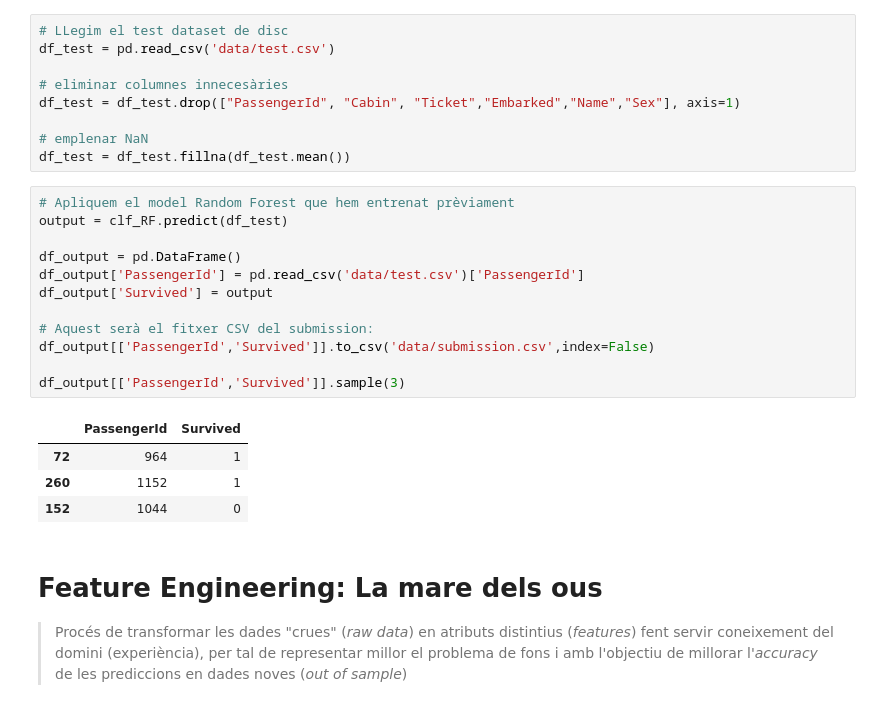
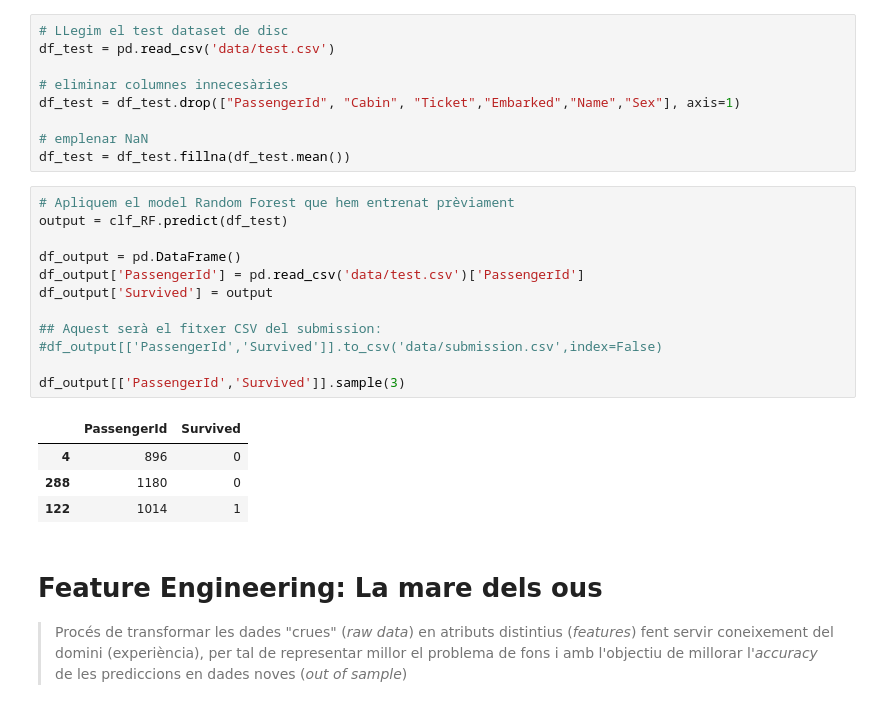
Before and after one commit to victormartingarcia/2017-pyGrn-introdatascience, a Jupyter notebook: datascience_introduction.ipynb, the cells around one changed output. Cells and saved outputs as stored; diff of their text form.

```diff
--- a/datascience_introduction.ipynb
+++ b/datascience_introduction.ipynb
@@ -330,20 +336,20 @@ df_test = df_test.fillna(df_test.mean())
 # %%
 # Apliquem el model Random Forest que hem entrenat prèviament
 output = clf_RF.predict(df_test)
 
 df_output = pd.DataFrame()
 df_output['PassengerId'] = pd.read_csv('data/test.csv')['PassengerId']
 df_output['Survived'] = output
 
-# Aquest serà el fitxer CSV del submission:
-df_output[['PassengerId','Survived']].to_csv('data/submission.csv',index=False)
+## Aquest serà el fitxer CSV del submission:
+#df_output[['PassengerId','Survived']].to_csv('data/submission.csv',index=False)
 
 df_output[['PassengerId','Survived']].sample(3)
 # %% [output]
 |  | PassengerId | Survived |
-| 72 | 964 | 1 |
-| 260 | 1152 | 1 |
-| 152 | 1044 | 0 |
+| 4 | 896 | 0 |
+| 288 | 1180 | 0 |
+| 122 | 1014 | 1 |
 # %% [markdown]
 # Feature Engineering: La mare dels ous
 
```
Also changed, not shown: parts of 19 cells of this notebook, 1 other file.
